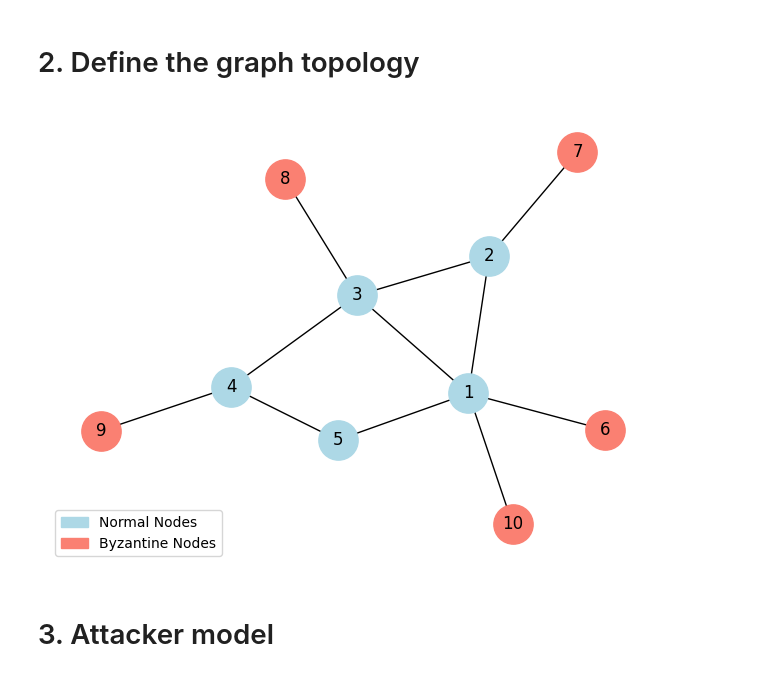
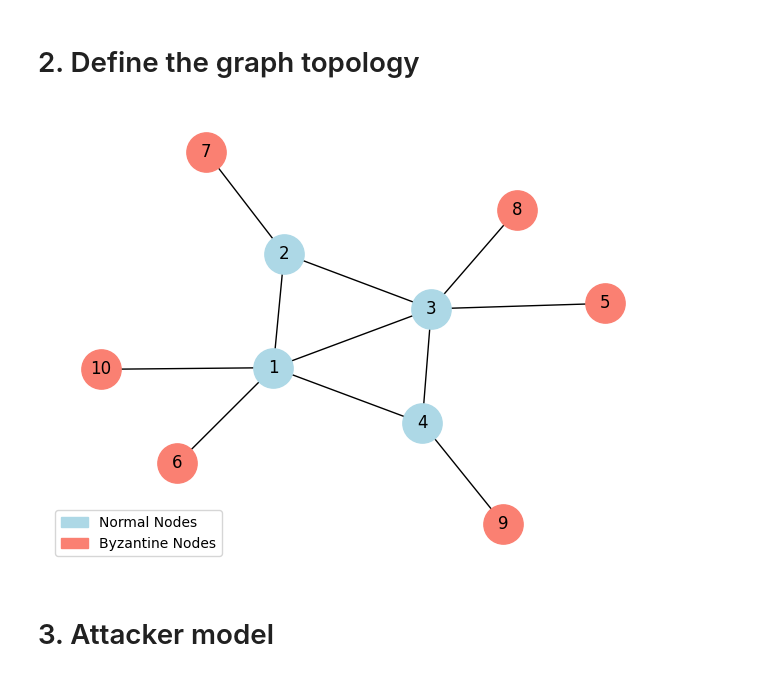
Before and after one commit to rui-huang-opt/arepc, a Jupyter notebook: examples/small_scale.ipynb, the cells around one changed output. Cells and saved outputs as stored; diff of their text form; code cells hidden in the pictures.

```diff
--- a/examples/small_scale.ipynb
+++ b/examples/small_scale.ipynb
@@ -56,17 +50,16 @@ FIGURE_PATH.mkdir(parents=True, exist_ok=True)
 # %% [markdown]
 # 2. Define the graph topology
 # %%
-NORMAL_NODES = ["1", "2", "3", "4", "5"]
+NORMAL_NODES = ["1", "2", "3", "4"]
 NORMAL_EDGES = [
     ("1", "2"),
     ("2", "3"),
     ("3", "4"),
-    ("4", "5"),
-    ("5", "1"),
+    ("4", "1"),
     ("1", "3"),
 ]
-BYZANTINE_NODES = ["6", "7", "8", "9", "10"]
-BYZANTINE_EDGES = [("1", "6"), ("2", "7"), ("3", "8"), ("4", "9"), ("1", "10")]
+BYZANTINE_NODES = ["5", "6", "7", "8", "9", "10"]
+BYZANTINE_EDGES = [("1", "6"), ("2", "7"), ("3", "5"), ("3", "8"), ("4", "9"), ("1", "10")]
 
 NODES = NORMAL_NODES + BYZANTINE_NODES
 EDGES = NORMAL_EDGES + BYZANTINE_EDGES
@@ -75,13 +68,15 @@ N_NORMAL = len(NORMAL_NODES)
 N_BYZANTINE = len(BYZANTINE_NODES)
 N_NODES = N_NORMAL + N_BYZANTINE
 
+plt.rcdefaults()
+
 fig, ax = plt.subplots()
 
 G = nx.Graph()
 G.add_nodes_from(NODES)
 G.add_edges_from(EDGES)
 
-pos = nx.spring_layout(G, seed=11, k=0.8)
+pos = nx.spring_layout(G, seed=13, k=0.8)
 
 nx.draw_networkx_nodes(
     G,
@@ -89,35 +84,35 @@ nx.draw_networkx_nodes(
     nodelist=NORMAL_NODES,
     node_color="lightblue",
     node_size=800,
     ax=ax,
 )
 
 nx.draw_networkx_nodes(
     G,
     pos,
     nodelist=BYZANTINE_NODES,
     node_color="salmon",
     node_size=800,
     ax=ax,
 )
 
 nx.draw_networkx_edges(G, pos, ax=ax)
 nx.draw_networkx_labels(G, pos, ax=ax)
 
 blue_patch = mpatches.Patch(color="lightblue", label="Normal Nodes")
 red_patch = mpatches.Patch(color="salmon", label="Byzantine Nodes")
 
 ax.legend(handles=[blue_patch, red_patch], loc="lower left")
 ax.axis("off")
 plt.tight_layout()
 
-fig.savefig(FIGURE_PATH / "network_topology.pdf", format="pdf")
+fig.savefig("network_topology.pdf", bbox_inches="tight", format="pdf")
 
 from conops import Graph, bootstrap
 
 graph = Graph(NODES, EDGES)
 # %% [output]
-[figure, old version]
+[figure, new version]
 # %% [markdown]
 # 3. Attacker model
 # %%
```
Also changed, not shown: parts of 9 cells of this notebook, 1 other file.
